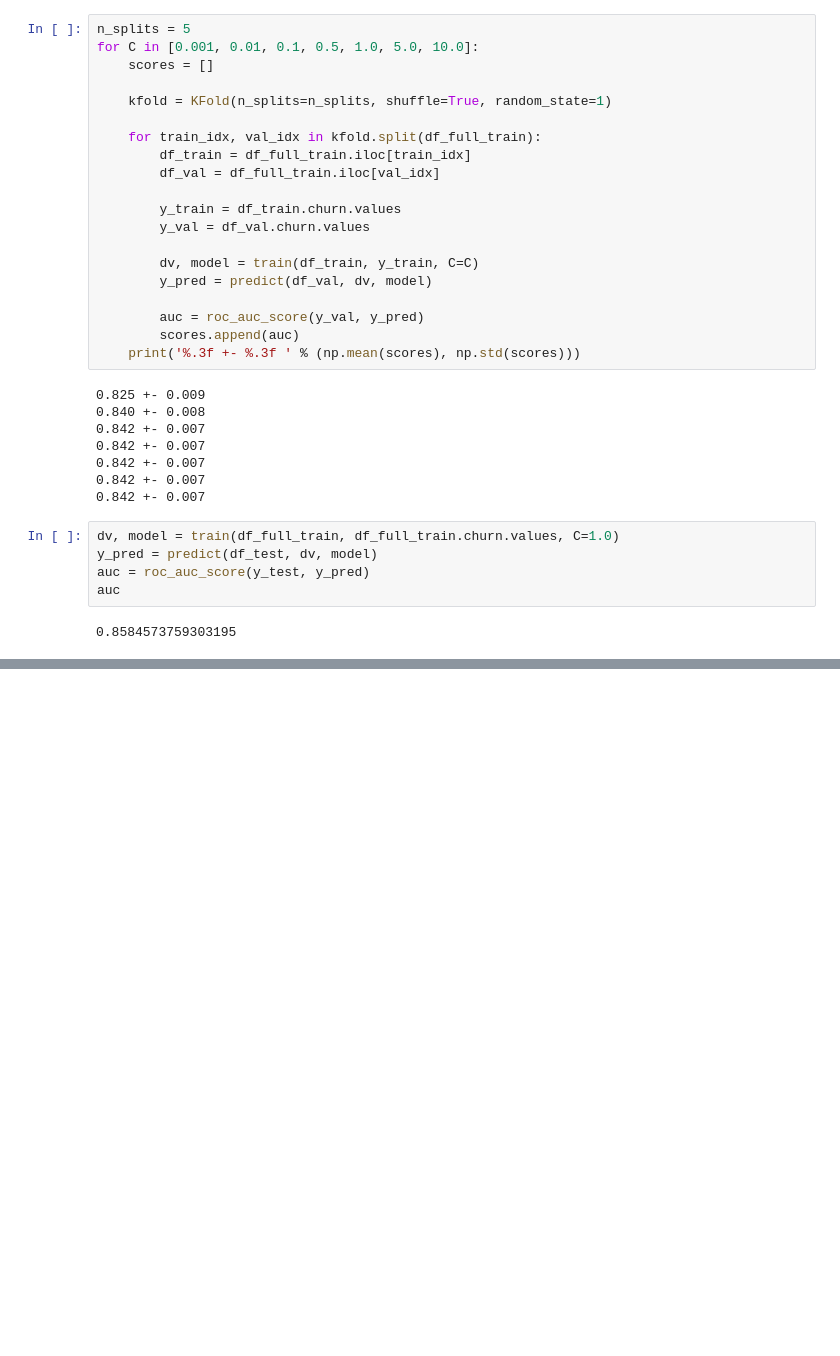
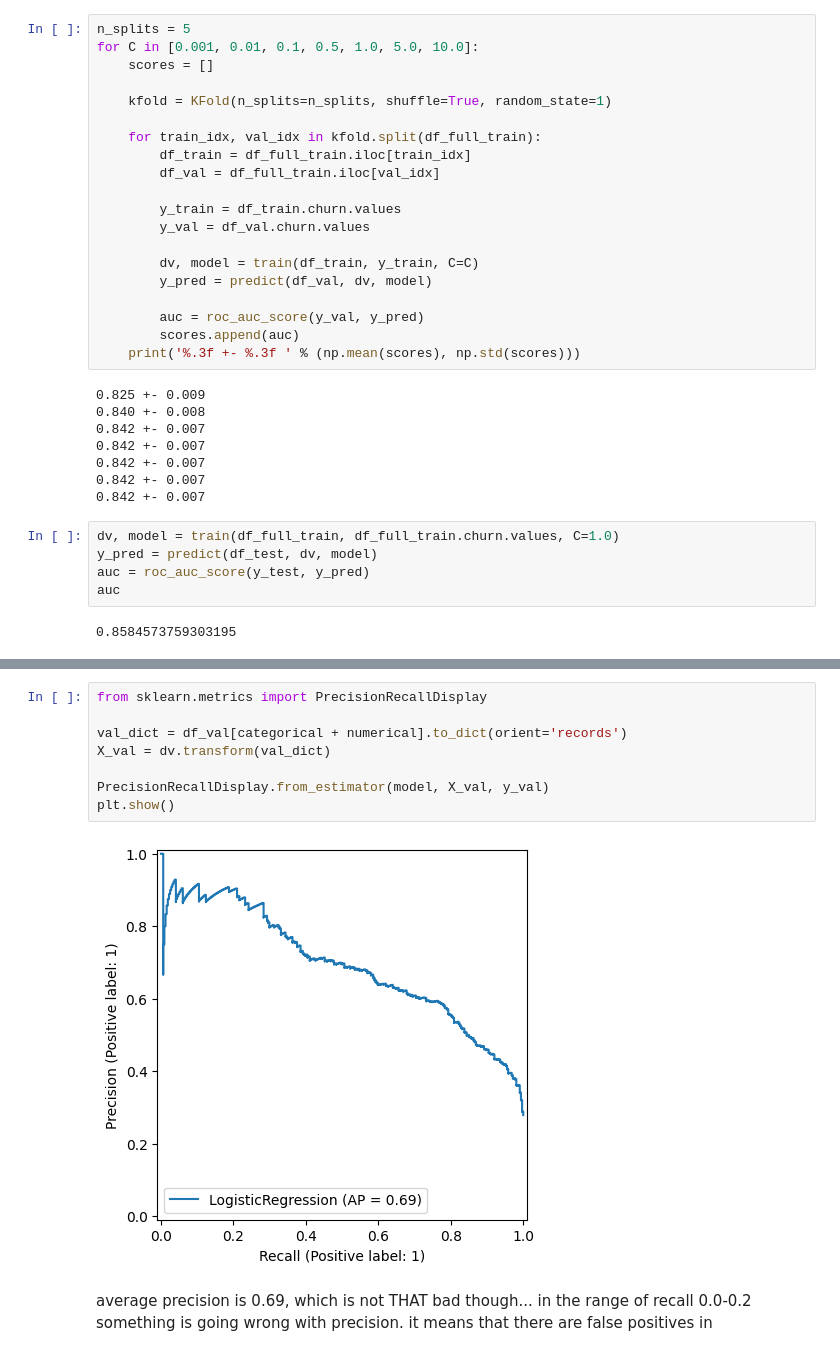
Before and after one commit to fxmidaaa/ml-homework-practice, a Jupyter notebook: homework4_evaluation_metrics/notes.ipynb, the cells around one changed output, grey strips where cells are left out. Drawn from its saved outputs; the diff is of its cells as text; blank space fills up the shorter version.

```diff
--- a/homework4_evaluation_metrics/notes.ipynb
+++ b/homework4_evaluation_metrics/notes.ipynb
@@ -539,0 +573,13 @@ auc
+# %%
+from sklearn.metrics import PrecisionRecallDisplay
+
+val_dict = df_val[categorical + numerical].to_dict(orient='records')
+X_val = dv.transform(val_dict)
+
+PrecisionRecallDisplay.from_estimator(model, X_val, y_val)
+plt.show()
+# %% [output]
+[figure, added]
+# %% [markdown]
+average precision is 0.69, which is not THAT bad though...
+in the range of recall 0.0-0.2 something is going wrong with precision. it means that there are false positives in
```
Also changed, not shown: parts of 9 cells of this notebook.
